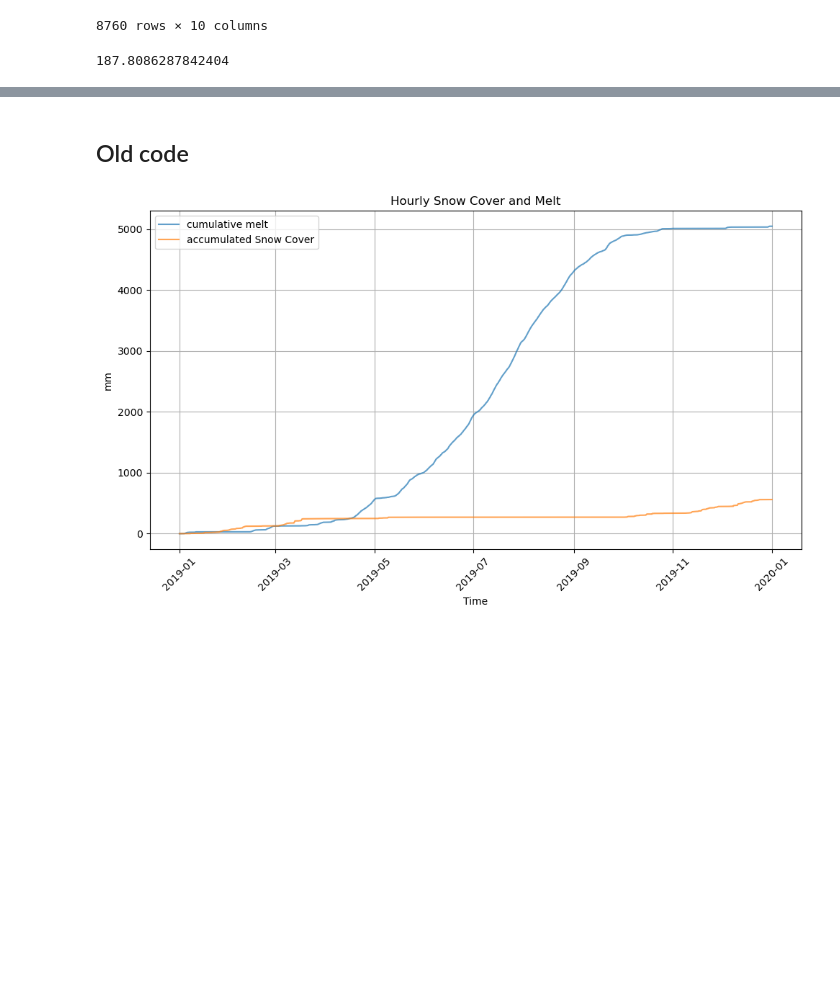
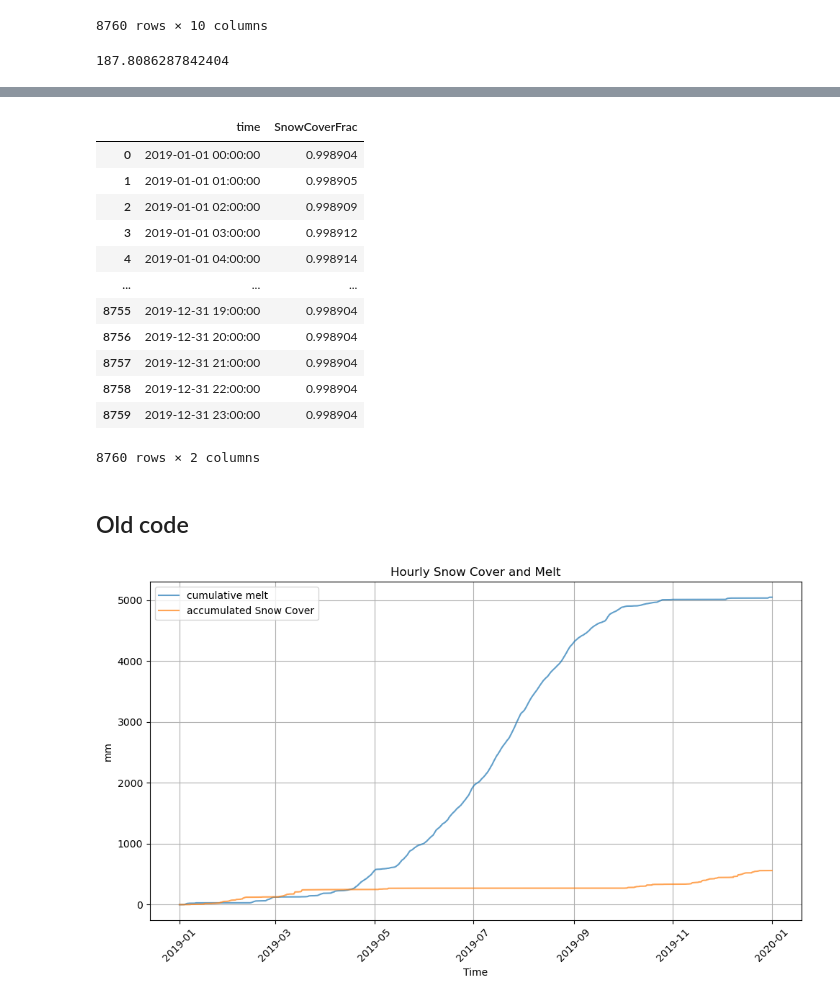
Before and after one commit to adelezaini/GEO9300-Gap-Busters, a Jupyter notebook: skadi-model/snow-cover.ipynb, the cells around one changed output, grey strips where cells are left out. Cells and saved outputs as stored; diff of their text form; code cells hidden in the pictures; blank space fills up the shorter version.

```diff
--- a/notebooks/synthetic_dataset_Adele/generate_snow_cover.ipynb
+++ b/skadi-model/snow-cover.ipynb
@@ -176,4 +129,30 @@ data
 net_snow_cover_list[-1]
 # %% [output]
 187.8086287842404
+# %%
+
+def snow_cover_fraction(snow_depth, complete_cover_threshold=100):
+    """
+    Estimate snow cover fraction from snow depth.
+
+    Parameters:
+    - snow_depth: Net amount of snow on the ground (mm)
+    - complete_cover_threshold: Snow depth at which the cover is considered complete (mm)
+
+    Returns:
+    - fraction: Estimated snow cover fraction [0-1]
+    """
+    # Logistic function parameters
+    k = 0.05  # Steepness of the curve
+    x0 = complete_cover_threshold / 2  # Midpoint of the curve
+
+    # Calculate snow cover fraction using a logistic function
+    fraction = 1 / (1 + np.exp(-k * (snow_depth - x0)))
+
+    #fraction = (1 - min(fraction))*0.5
+    min_val = np.min(fraction)
+    max_val = np.max(fraction)
+    fraction = (fraction - min_val) / (max_val - min_val)
+
+    return fraction
 # %%
@@ -234,8 +191,24 @@ plt.show()
 
 df = snow_cover_fraction.reset_index()  # Converts the Series into a DataFrame with 'time' as a column
 # Rename the columns
-df.columns = ['time', 'Snow Cover Fraction']
-df.to_csv("../../data/synthetic_dataset/snow_cover_fraction.csv")# index=False)
+df.columns = ['time', 'SnowCoverFrac']
+df.to_csv("../data/processing_synthetic_dataset/snow_cover_fraction.csv")# index=False)
+# %%
+df
+# %% [output]
+|  | time | SnowCoverFrac |
+| 0 | 2019-01-01 00:00:00 | 0.998904 |
+| 1 | 2019-01-01 01:00:00 | 0.998905 |
+| 2 | 2019-01-01 02:00:00 | 0.998909 |
+| 3 | 2019-01-01 03:00:00 | 0.998912 |
+| 4 | 2019-01-01 04:00:00 | 0.998914 |
+| ... | ... | ... |
+| 8755 | 2019-12-31 19:00:00 | 0.998904 |
+| 8756 | 2019-12-31 20:00:00 | 0.998904 |
+| 8757 | 2019-12-31 21:00:00 | 0.998904 |
+| 8758 | 2019-12-31 22:00:00 | 0.998904 |
+| 8759 | 2019-12-31 23:00:00 | 0.998904 |
+8760 rows × 2 columns
 # %% [markdown]
 ## Old code
 # %%
```
Also changed, not shown: parts of 6 cells of this notebook, 33 other files.
